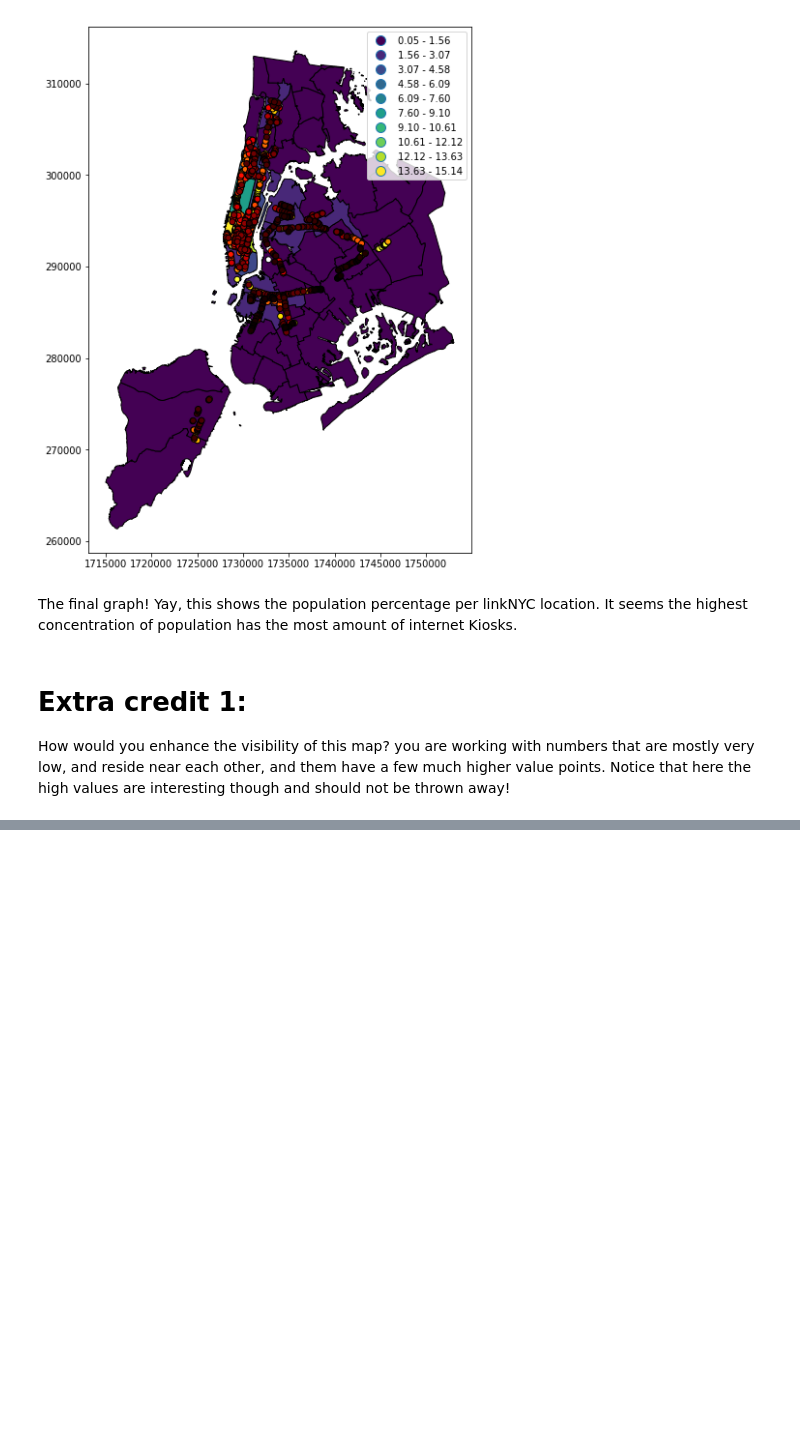
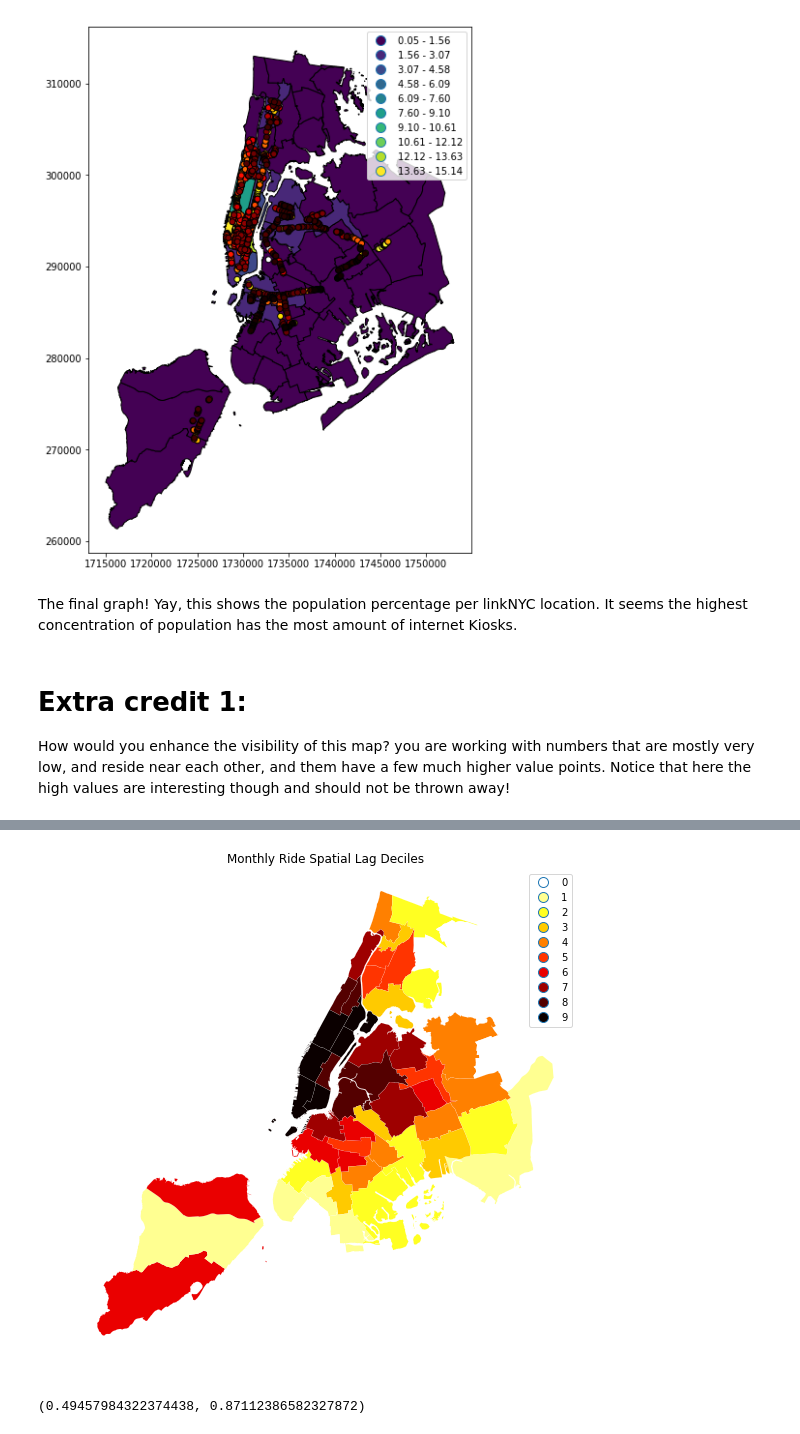
Before and after one commit to sarahJune1/PUI2018_sjs909, a Jupyter notebook: HW7_sjs909/geopandas_census_sjs909.ipynb, the cells around one changed output, grey strips where cells are left out. Drawn from its saved outputs; the diff is of its cells as text; code cells hidden in the pictures; blank space fills up the shorter version.

```diff
--- a/HW7_sjs909/geopandas_census_sjs909.ipynb
+++ b/HW7_sjs909/geopandas_census_sjs909.ipynb
@@ -545,0 +585,2 @@ linkNYC.to_crs(naec).plot(edgecolor='black',figsize=(10,10),legend=True,ax=base,
+# %%
+qW_CT.transform = 'r'
@@ -545,0 +612,3 @@ linkNYC.to_crs(naec).plot(edgecolor='black',figsize=(10,10),legend=True,ax=base,
+# %%
+NYCLinkCountandShape= NYCLinkCountandShape.fillna(0)
+NYCLinkCountandShape.linkNYCp100p
@@ -545,0 +642,6 @@ linkNYC.to_crs(naec).plot(edgecolor='black',figsize=(10,10),legend=True,ax=base,
+# %%
+linkNYCProp=NYCLinkCountandShape.linkNYCp100p
+linkNYCPropLag=ps.lag_spatial(qW_CT, linkNYCProp)
+# %%
+linkNYCPropLagQ10 = ps.Quantiles(linkNYCPropLag, k=10)
+linkNYCPropLagQ10
@@ -545,0 +663,14 @@ linkNYC.to_crs(naec).plot(edgecolor='black',figsize=(10,10),legend=True,ax=base,
+# %%
+f, ax = plt.subplots(figsize=(9, 9))
+NYCLinkCountandShape.assign(cl=linkNYCPropLagQ10.yb).plot(column='cl', categorical=True,
+        k=10, cmap='hot_r', linewidth=0.1, ax=ax,
+        edgecolor='white', legend=True)
+ax.set_axis_off()
+plt.title("Monthly Ride Spatial Lag Deciles");
+# %% [output]
+[figure, added]
+# %%
+b,a = np.polyfit(linkNYCProp, linkNYCPropLag, 1)
+b,a
+# %% [output]
+(0.49457984322374438, 0.87112386582327872)
```
Also changed, not shown: parts of 18 cells of this notebook, 7 other files.
